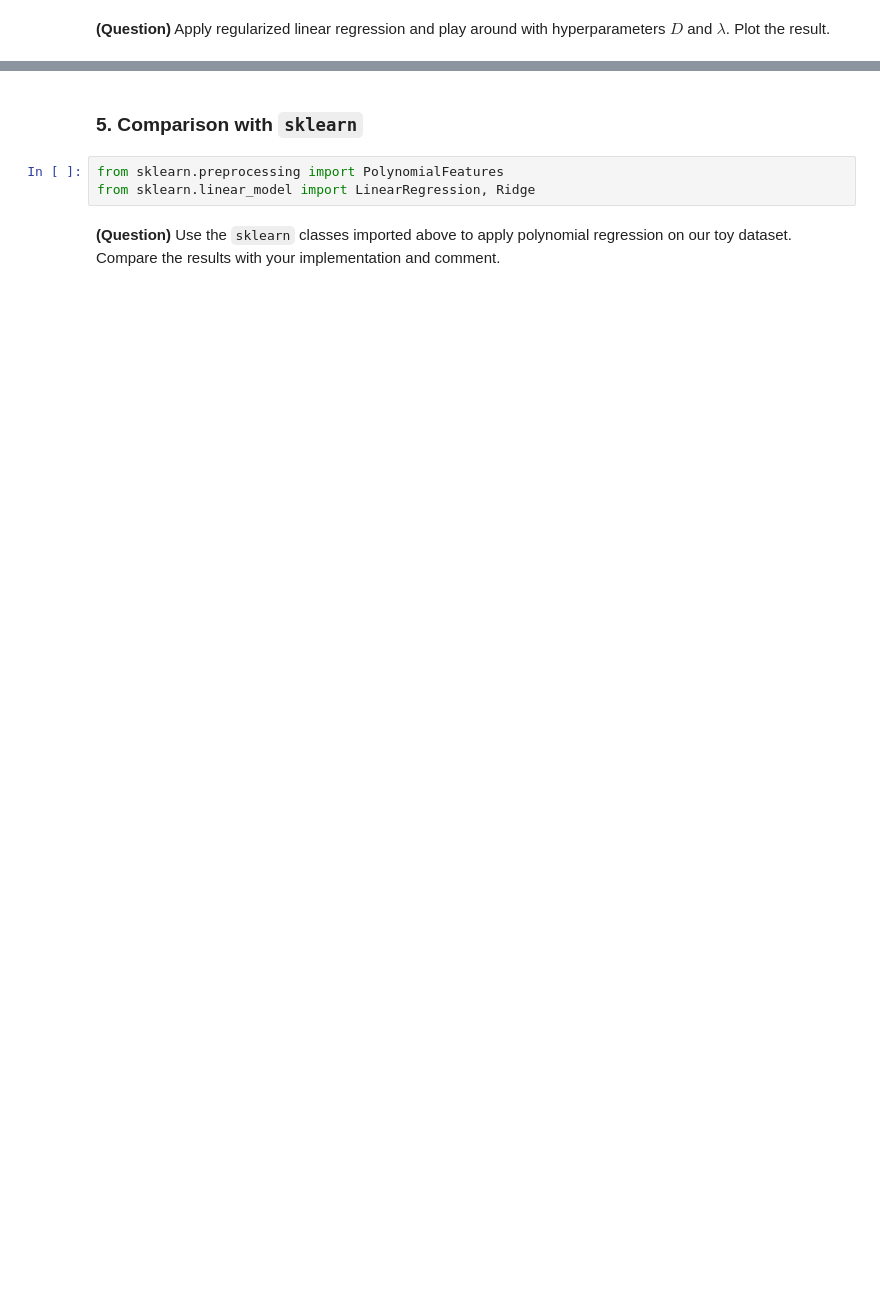
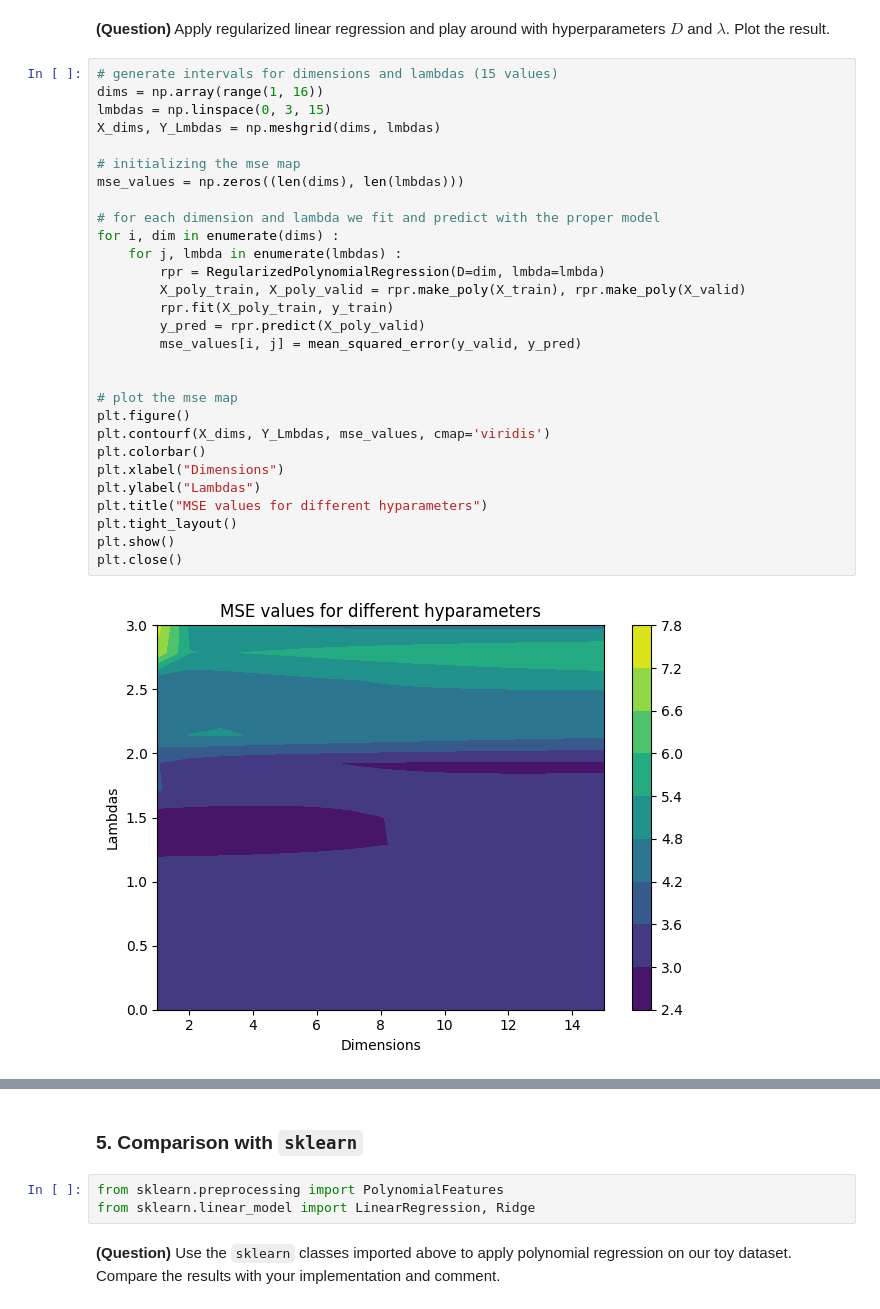
Before and after one commit to daJster/Machine_learning_2023, a Jupyter notebook: ml-tp1.ipynb, the cells around one changed output, grey strips where cells are left out. Saved outputs shown, nothing was run; the diff lists cells and outputs as text; blank space fills up the shorter version.

```diff
--- a/ml-tp1.ipynb
+++ b/ml-tp1.ipynb
@@ -290,4 +308,35 @@ class RegularizedPolynomialRegression():
         return np.vander(X, self.D+1, increasing=True)
 # %% [markdown]
 **(Question)** Apply regularized linear regression and play around with hyperparameters $D$ and $\lambda$. Plot the result.
+# %%
+# generate intervals for dimensions and lambdas (15 values)
+dims = np.array(range(1, 16))
+lmbdas = np.linspace(0, 3, 15)
+X_dims, Y_Lmbdas = np.meshgrid(dims, lmbdas)
+
+# initializing the mse map
+mse_values = np.zeros((len(dims), len(lmbdas)))
+
+# for each dimension and lambda we fit and predict with the proper model
+for i, dim in enumerate(dims) :
+    for j, lmbda in enumerate(lmbdas) :
+        rpr = RegularizedPolynomialRegression(D=dim, lmbda=lmbda)
+        X_poly_train, X_poly_valid = rpr.make_poly(X_train), rpr.make_poly(X_valid)
+        rpr.fit(X_poly_train, y_train)
+        y_pred = rpr.predict(X_poly_valid)
+        mse_values[i, j] = mean_squared_error(y_valid, y_pred)
+
+
+# plot the mse map
+plt.figure()
+plt.contourf(X_dims, Y_Lmbdas, mse_values, cmap='viridis')
+plt.colorbar()
+plt.xlabel("Dimensions")
+plt.ylabel("Lambdas")
+plt.title("MSE values for different hyparameters")
+plt.tight_layout()
+plt.show()
+plt.close()
+# %% [output]
+[figure, added]
 # %%
```
Also changed, not shown: parts of 21 cells of this notebook.
